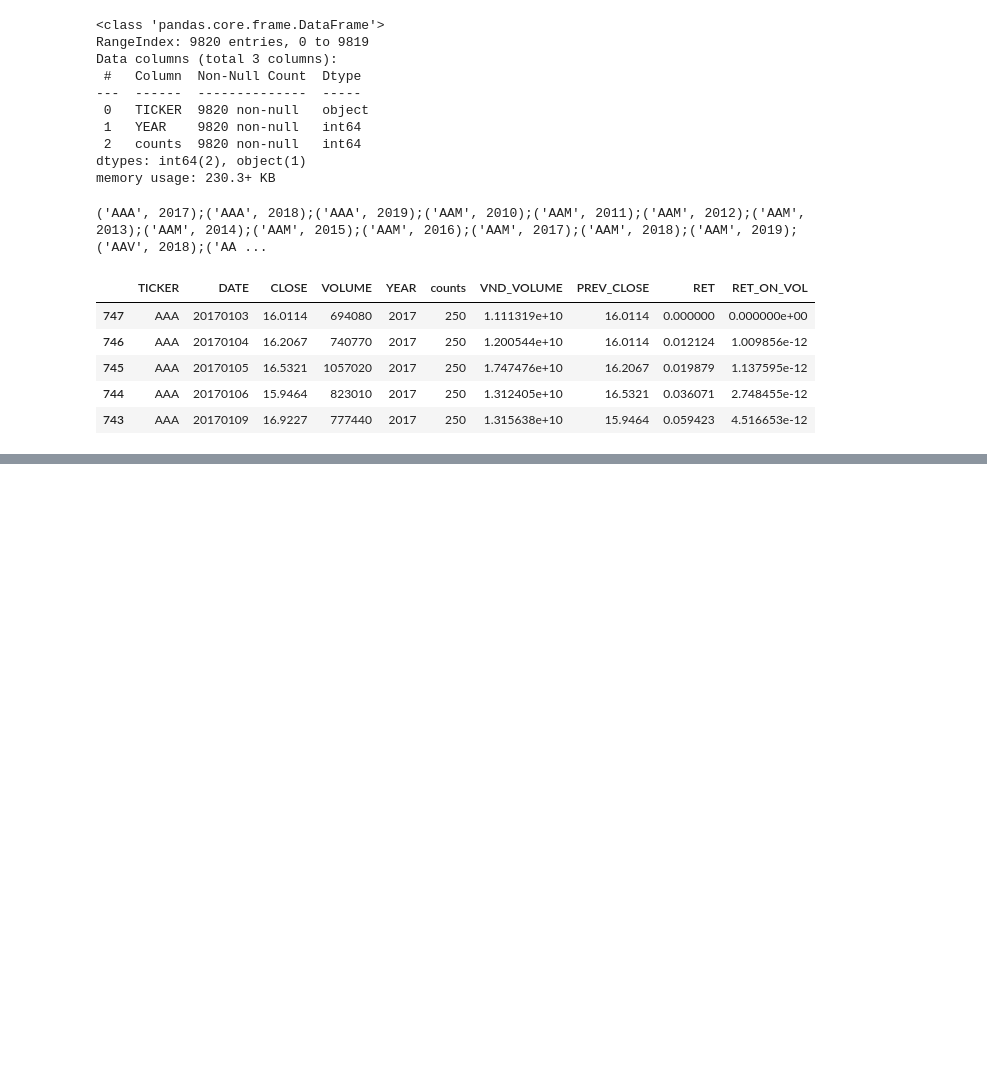
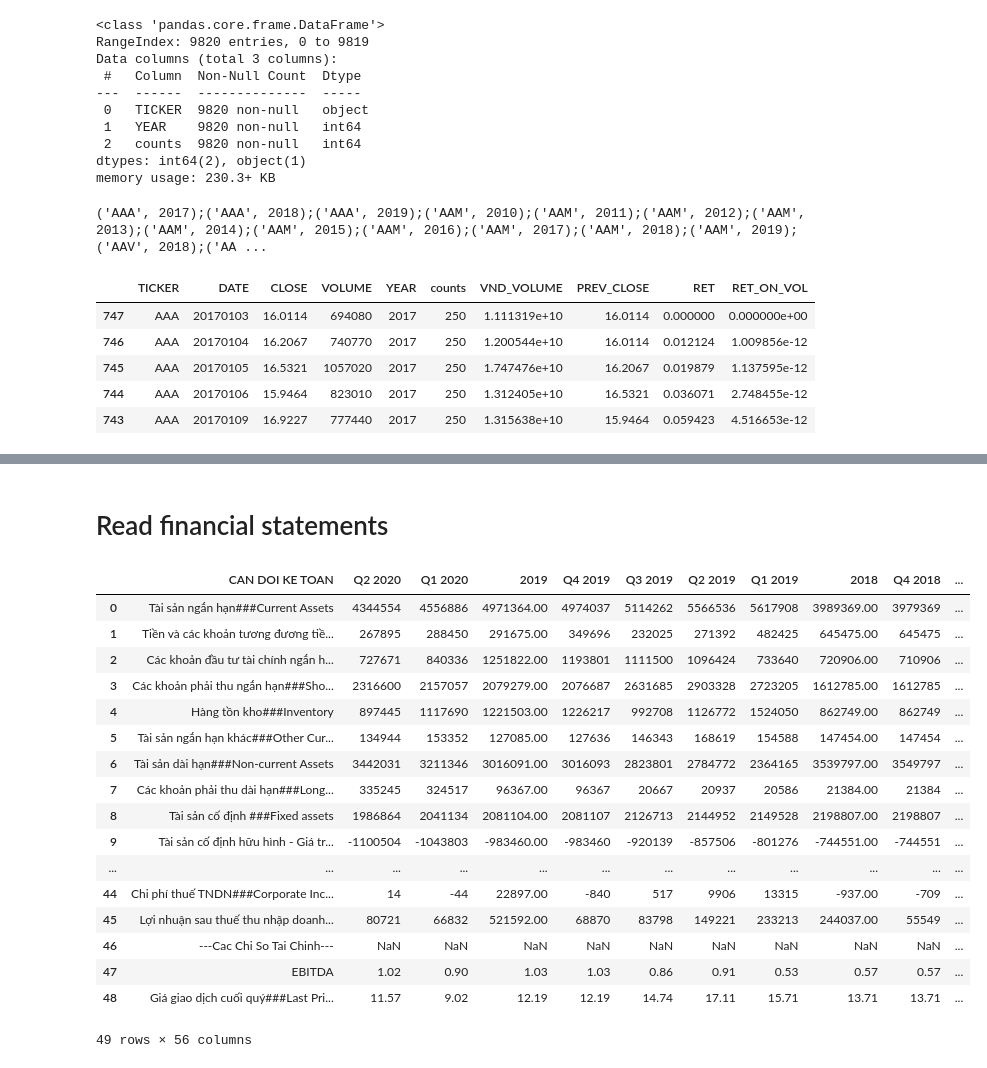
Before and after one commit to akizminet/KLTN, a Jupyter notebook: Trade Credit and Stock Liquidity.ipynb, the cells around one changed output, grey strips where cells are left out. Drawn from its saved outputs; the diff is of its cells as text; code cells hidden in the pictures; blank space fills up the shorter version.

Commit message:
Try to read BCTC

```diff
--- a/Trade Credit and Stock Liquidity.ipynb
+++ b/Trade Credit and Stock Liquidity.ipynb
@@ -160,0 +168,2 @@ array(['AAA', 'AAM', 'AAV', 'ABC', 'ABR', 'ABT', 'ACC', 'ACE', 'ACL',
+# %% [markdown]
+# Read financial statements
@@ -160,0 +177,22 @@ array(['AAA', 'AAM', 'AAV', 'ABC', 'ABR', 'ABT', 'ACC', 'ACE', 'ACL',
+# %%
+df = pd.read_csv("BCTC/AAA.tsv",delimiter='\t')
+corp["TICKER"]=
+# %% [output]
+|  | CAN DOI KE TOAN | Q2 2020 | Q1 2020 | 2019 | Q4 2019 | Q3 2019 | Q2 2019 | Q1 2019 | 2018 | Q4 2018 | ... |
+| 0 | Tài sản ngắn hạn###Current Assets | 4344554 | 4556886 | 4971364.00 | 4974037 | 5114262 | 5566536 | 5617908 | 3989369.00 | 3979369 | ... |
+| 1 | Tiền và các khoản tương đương tiề... | 267895 | 288450 | 291675.00 | 349696 | 232025 | 271392 | 482425 | 645475.00 | 645475 | ... |
+| 2 | Các khoản đầu tư tài chính ngắn h... | 727671 | 840336 | 1251822.00 | 1193801 | 1111500 | 1096424 | 733640 | 720906.00 | 710906 | ... |
+| 3 | Các khoản phải thu ngắn hạn###Sho... | 2316600 | 2157057 | 2079279.00 | 2076687 | 2631685 | 2903328 | 2723205 | 1612785.00 | 1612785 | ... |
+| 4 | Hàng tồn kho###Inventory | 897445 | 1117690 | 1221503.00 | 1226217 | 992708 | 1126772 | 1524050 | 862749.00 | 862749 | ... |
+| 5 | Tài sản ngắn hạn khác###Other Cur... | 134944 | 153352 | 127085.00 | 127636 | 146343 | 168619 | 154588 | 147454.00 | 147454 | ... |
+| 6 | Tài sản dài hạn###Non-current Assets | 3442031 | 3211346 | 3016091.00 | 3016093 | 2823801 | 2784772 | 2364165 | 3539797.00 | 3549797 | ... |
+| 7 | Các khoản phải thu dài hạn###Long... | 335245 | 324517 | 96367.00 | 96367 | 20667 | 20937 | 20586 | 21384.00 | 21384 | ... |
+| 8 | Tài sản cố định ###Fixed assets | 1986864 | 2041134 | 2081104.00 | 2081107 | 2126713 | 2144952 | 2149528 | 2198807.00 | 2198807 | ... |
+| 9 | Tài sản cố định hữu hình - Giá tr... | -1100504 | -1043803 | -983460.00 | -983460 | -920139 | -857506 | -801276 | -744551.00 | -744551 | ... |
+| ... | ... | ... | ... | ... | ... | ... | ... | ... | ... | ... | ... |
+| 44 | Chi phí thuế TNDN###Corporate Inc... | 14 | -44 | 22897.00 | -840 | 517 | 9906 | 13315 | -937.00 | -709 | ... |
+| 45 | Lợi nhuận sau thuế thu nhập doanh... | 80721 | 66832 | 521592.00 | 68870 | 83798 | 149221 | 233213 | 244037.00 | 55549 | ... |
+| 46 | ---Cac Chi So Tai Chinh--- | NaN | NaN | NaN | NaN | NaN | NaN | NaN | NaN | NaN | ... |
+| 47 | EBITDA | 1.02 | 0.90 | 1.03 | 1.03 | 0.86 | 0.91 | 0.53 | 0.57 | 0.57 | ... |
+| 48 | Giá giao dịch cuối quý###Last Pri... | 11.57 | 9.02 | 12.19 | 12.19 | 14.74 | 17.11 | 15.71 | 13.71 | 13.71 | ... |
+49 rows × 56 columns
```
Also changed, not shown: parts of 9 cells of this notebook, 2 other files.
